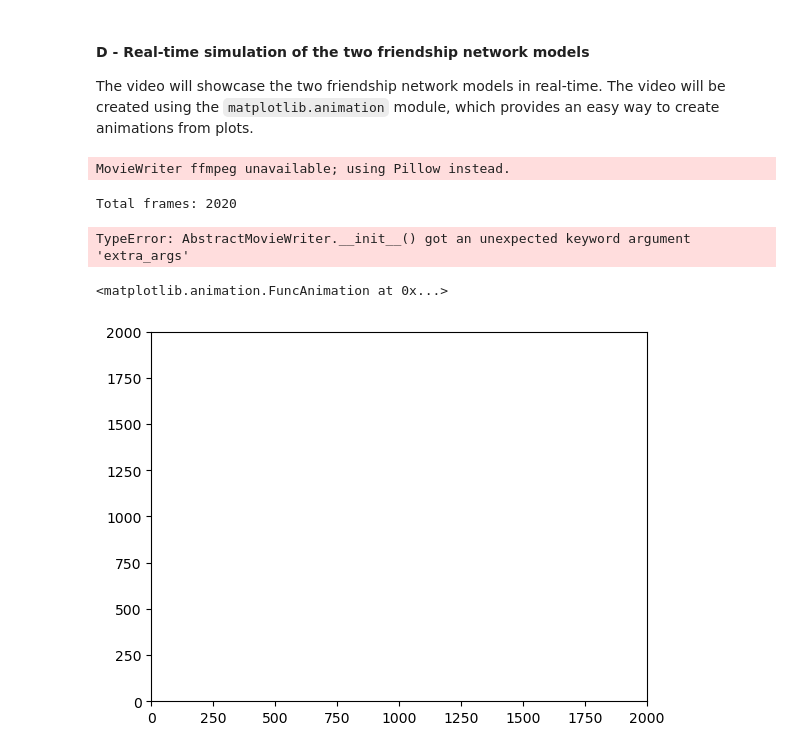
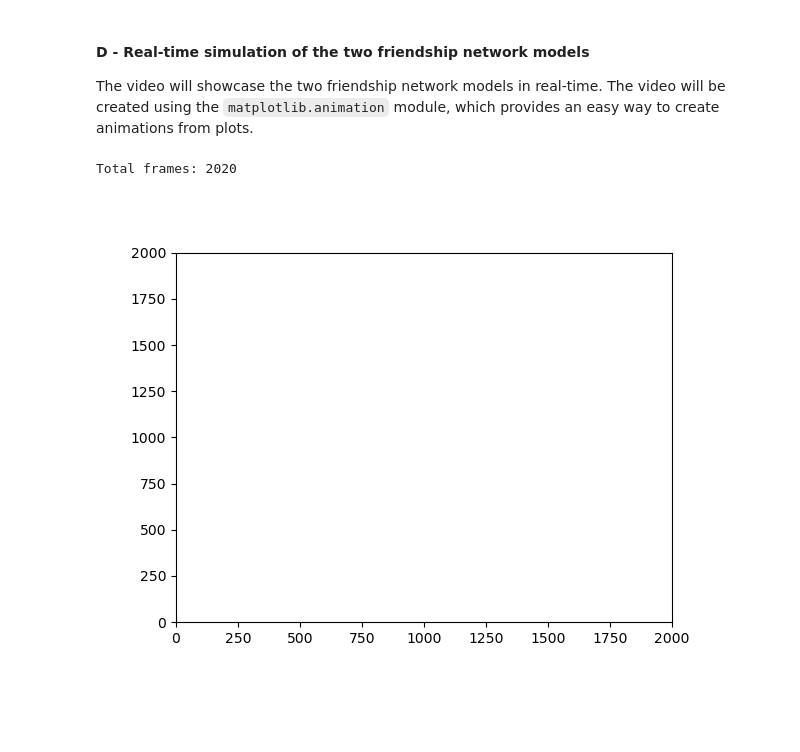
Before and after one commit to lucadibello/geographical-friendship-network, a Jupyter notebook: geographical-friendship-network.ipynb, the cells around one changed output. Drawn from its saved outputs; the diff is of its cells as text; code cells hidden in the pictures; blank space fills up the shorter version.

Commit message:
Test kernel visualization

```diff
--- a/geographical-friendship-network.ipynb
+++ b/geographical-friendship-network.ipynb
@@ -90,3 +107,8 @@ import utility as util
+# %%
+# --- Development flag ---
+# Set to True to run the notebook in development mode.
+# This will run certain memory-intensive operations on a subset of the data / smaller parameters to speed up development.
+DEV = True
 # %% [markdown]
 ### Scenario 1
 # %% [markdown]
@@ -323,7 +345,9 @@ The simulations will be run using function `distMatrixFromN` defined earlier in
 > Note: the number of simulation run for each value of $n$ has been set to 5 rather than 100 to speed up the execution of this task. With the default value the simulation would take several minutes to complete (estimated time for n=10000: ~50 minutes).
 # %%
 import time
-ns = [10,30,50,100,1000,10000]
+
+ns = [10,100,1000,10000] if not DEV else [10,30,50,100]
+
 n_simulations = 5
 
 # Run simulations with different sizes
@@ -1743,7 +1757,7 @@ fig.set_ylim(0, 1.1 * max(n_connected_components)) # Add spacing between bars an
 
 # Add text showing the number of connected components + second smallest eigenvalue
 for i in range(len(optimal_betas)):
-  fig.text(i, n_connected_components[i], 'n = {}\nλ2 = {}'.format(n_connected_components[i], np.round(n_second_smallest_eigenvalues[i], 2)), ha='center', va='bottom')
+  fig.text(len(optimal_betas)-(i+1), n_connected_components[i], 'n = {}\nλ2 = {}'.format(n_connected_components[i], np.round(n_second_smallest_eigenvalues[i], 2)), ha='center', va='bottom')
 
 # Show figure
 plt.show()
@@ -1859,38 +1850,33 @@ fps = 30
 frames_for_markers = duration_markers_only * fps
 
 # Function to update the scatter plot and LineCollection
 def update(frame):
     if frame < frames_for_markers:
         # For the first part of the animation, only show the markers
         scat.set_offsets(anim_sampled_geo_individuals[:frame * n_individuals // frames_for_markers])
     else:
         # Keep the markers static after all are displayed
         scat.set_offsets(anim_sampled_geo_individuals)
 
         # Start drawing edges after all markers are displayed
         line_segments = []
         for i in range(n_individuals):
             for j in range(i + 1, n_individuals):
                 if anim_adj_matrix[i, j] == 1:
                     if frame - frames_for_markers < (i + j) % n_individuals:
                         line_segments.append([anim_sampled_geo_individuals[i], anim_sampled_geo_individuals[j]])
         lc.set_segments(line_segments)
     return scat, lc
 
 
 # Total frames for the entire animation, adjust as needed
 total_frames = duration_markers_only + (len(anim_sampled_geo_individuals) * 2)
 
 print(f"Total frames: {total_frames}")
 
 # Create the animation
 ani = FuncAnimation(fig, update, frames=total_frames, interval=33, blit=True, repeat=False)
-
-# Show the animation
-ani
+plt.show()
 # %% [output]
-MovieWriter ffmpeg unavailable; using Pillow instead.
+Total frames: 2020
-Total frames: 2020
-TypeError: AbstractMovieWriter.__init__() got an unexpected keyword argument 'extra_args'
-<matplotlib.animation.FuncAnimation at 0x...>
-[figure, old version]
+[figure, new version]
```
Also changed, not shown: parts of 27 cells of this notebook.
